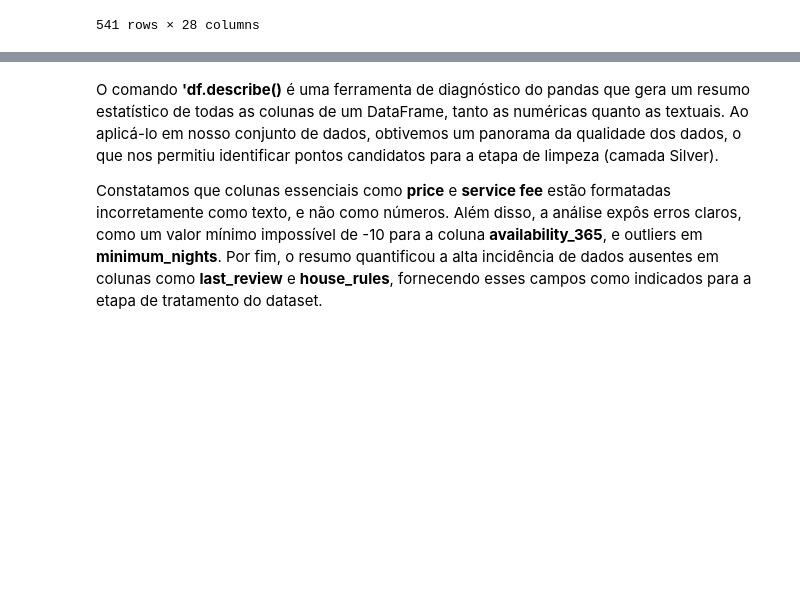
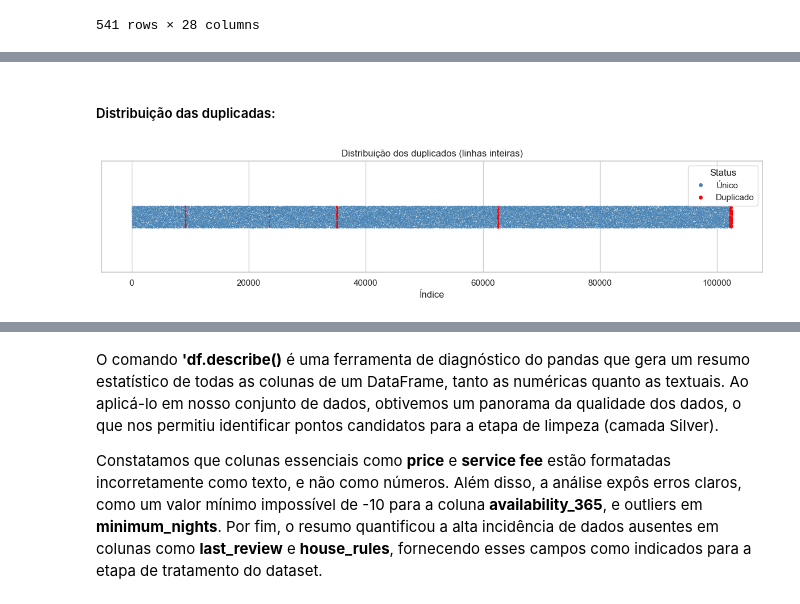
Before and after one commit to lucasqueiroz23/airbnb-data-analysis, a Jupyter notebook: data_layer/raw/analytics.ipynb, the cells around one changed output, grey strips where cells are left out. Drawn from its saved outputs; the diff is of its cells as text; code cells hidden in the pictures; blank space fills up the shorter version.

```diff
--- a/data_layer/raw/analytics.ipynb
+++ b/data_layer/raw/analytics.ipynb
@@ -280 +281,27 @@ plt.show()
+# %% [markdown]
+##### Distribuição das duplicadas:
+# %%
+alpha_unico, size_unico = 0.5, 1
+alpha_dup, size_dup = 1, 1
+
+plot_df = pd.DataFrame({
+    "Índice": df.index,
+    "Duplicado": df.duplicated(keep=False).map({True: "Duplicado", False: "Único"})
+})
+
+fig, ax = plt.subplots(figsize=(12, 3))
+sns.stripplot(data=plot_df[plot_df.Duplicado=="Único"],x="Índice",y=[""]*plot_df.Duplicado.eq("Único").sum(),
+              color="steelblue",alpha=alpha_unico,size=size_unico,ax=ax)
+sns.stripplot(data=plot_df[plot_df.Duplicado=="Duplicado"],x="Índice",y=[""]*plot_df.Duplicado.eq("Duplicado").sum(),
+              color="red",alpha=alpha_dup,size=size_dup,ax=ax)
+
+legend_elements=[Line2D([0],[0],marker='o',color='w',label='Único',markerfacecolor='steelblue',markersize=6),
+                 Line2D([0],[0],marker='o',color='w',label='Duplicado',markerfacecolor='red',markersize=6)]
+ax.legend(handles=legend_elements,title="Status",loc="upper right")
+
+plt.title("Distribuição dos duplicados (linhas inteiras)")
+plt.xlabel("Índice");plt.ylabel("")
+plt.tight_layout();plt.show()
+# %% [output]
+[figure, added]
 # %% [markdown]
```
Also changed, not shown: parts of 38 cells of this notebook.
